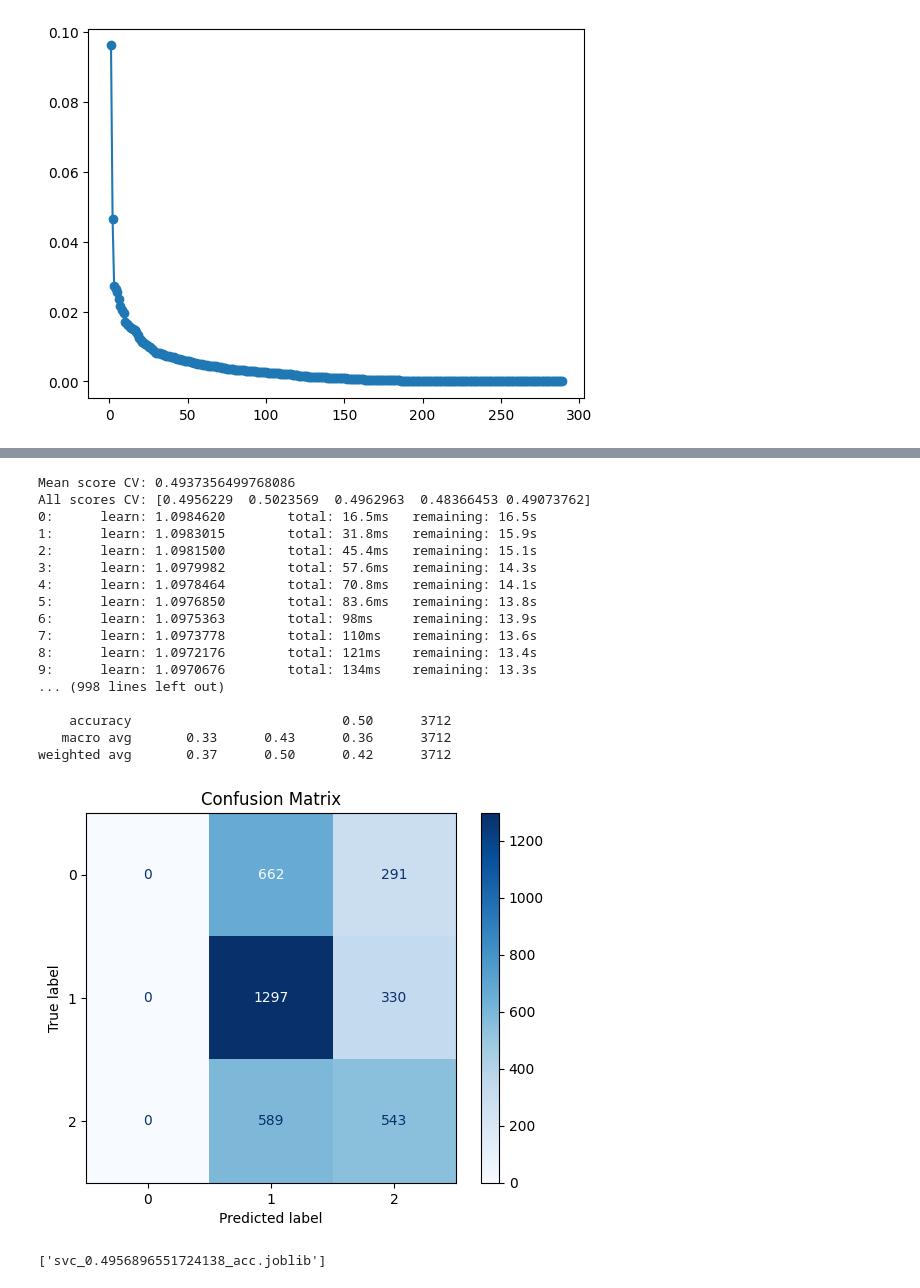
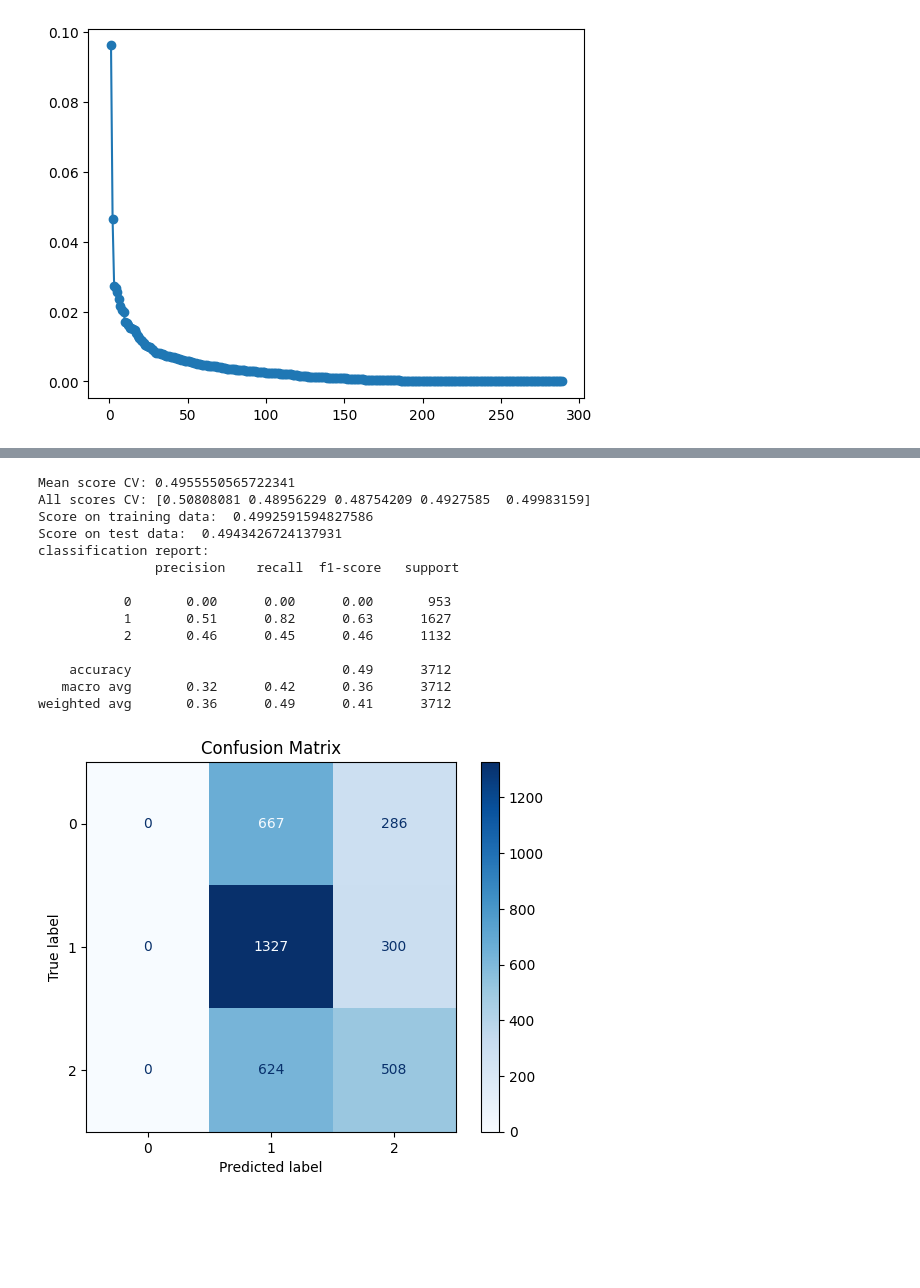
Before and after one commit to dsz1910/football-predictions, a Jupyter notebook: model.ipynb, the cells around one changed output, grey strips where cells are left out. Cells and saved outputs as stored; diff of their text form; code cells hidden in the pictures; blank space fills up the shorter version.

```diff
--- a/model.ipynb
+++ b/model.ipynb
@@ -160,7 +164,7 @@ draw_confussion_matrix(y_test, y_pred, model.classes_)
 from sklearn.linear_model import LogisticRegression
 
 
-lr = LogisticRegression(class_weight={1 : 1.2, 0 : 1.2, 2 : 1.4})
+lr = LogisticRegression()
 
 scores = use_cross_validation(lr, x_train, y_train, n_splits=5)
 
@@ -175,5 +179,5 @@ print('Score on test data: ', test_score)
 y_pred = lr.predict(x_test)
 
 print(np.bincount(y_pred))
-print('classification report:\n', classification_report(y_test, y_pred))
+print('classification report:\n', classification_report(y_test, y_pred, zero_division=0))
 # %% [output]
@@ -200,9 +204,9 @@ draw_confussion_matrix(y_test, y_pred, lr.classes_)
 # %%
 from xgboost import XGBClassifier
 
-xgb = XGBClassifier(eval_metric='auc', n_estimators=100, learning_rate=0.15, max_depth=1, alpha=0.6, gamma=0.7)
+xgb = XGBClassifier(eval_metric='auc', n_estimators=500, learning_rate=0.01, max_depth=2, alpha=.2, gamma=2.)
 
-scores = use_cross_validation(xgb, x_train, y_train, 5, 6)
+scores = use_cross_validation(xgb, x_train, y_train, 5, -1)
 
 xgb.fit(x_train, y_train)
 
@@ -215,5 +219,5 @@ print('Score on test data: ', test_score)
 y_pred = xgb.predict(x_test)
 
 print(np.bincount(y_pred))
-print('classification report:\n', classification_report(y_test, y_pred))
+print('classification report:\n', classification_report(y_test, y_pred, zero_division=0))
 # %% [output]
@@ -241,7 +244,7 @@ dump(xgb, f'xgb_{test_score}_acc.joblib')
 # %%
 from sklearn.neighbors  import KNeighborsClassifier
 
-kn = KNeighborsClassifier(n_neighbors=25, weights='distance')
+kn = KNeighborsClassifier(n_neighbors=25, weights='uniform')
 
 scores = use_cross_validation(kn, x_train, y_train, n_splits=5)
 
@@ -317,7 +319,7 @@ dump(svc, f'svc_{test_score}_acc.joblib')
 from catboost import CatBoostClassifier
 
 
-cbc = CatBoostClassifier(iterations=1000, verbose=1, learning_rate=0.001, min_data_in_leaf=15)
+cbc = CatBoostClassifier(iterations=1000, learning_rate=0.001, min_data_in_leaf=15, verbose=0)
 
 scores = use_cross_validation(cbc, x_train, y_train, 5, n_jobs=-1)
 
@@ -331,28 +333,24 @@ print('Score on test data: ', test_score)
 
 y_pred = cbc.predict(x_test)
 
-print('classification report:\n', classification_report(y_test, y_pred))
+print('classification report:\n', classification_report(y_test, y_pred, zero_division=0))
 # %% [output]
-Mean score CV: 0.4937356499768086
-All scores CV: [0.4956229  0.5023569  0.4962963  0.48366453 0.49073762]
-0:      learn: 1.0984620        total: 16.5ms   remaining: 16.5s
-1:      learn: 1.0983015        total: 31.8ms   remaining: 15.9s
-2:      learn: 1.0981500        total: 45.4ms   remaining: 15.1s
-3:      learn: 1.0979982        total: 57.6ms   remaining: 14.3s
-4:      learn: 1.0978464        total: 70.8ms   remaining: 14.1s
-5:      learn: 1.0976850        total: 83.6ms   remaining: 13.8s
-6:      learn: 1.0975363        total: 98ms     remaining: 13.9s
-7:      learn: 1.0973778        total: 110ms    remaining: 13.6s
-8:      learn: 1.0972176        total: 121ms    remaining: 13.4s
-9:      learn: 1.0970676        total: 134ms    remaining: 13.3s
-... (998 lines left out)
+Mean score CV: 0.4955550565722341
+All scores CV: [0.50808081 0.48956229 0.48754209 0.4927585  0.49983159]
+Score on training data:  0.4992591594827586
+Score on test data:  0.4943426724137931
+classification report:
+               precision    recall  f1-score   support
 
-    accuracy                           0.50      3712
-   macro avg       0.33      0.43      0.36      3712
-weighted avg       0.37      0.50      0.42      3712
+           0       0.00      0.00      0.00       953
+           1       0.51      0.82      0.63      1627
+           2       0.46      0.45      0.46      1132
+
+    accuracy                           0.49      3712
+   macro avg       0.32      0.42      0.36      3712
+weighted avg       0.36      0.49      0.41      3712
 # %%
 draw_confussion_matrix(y_test, y_pred, cbc.classes_)
-dump(cbc, f'svc_{test_score}_acc.joblib')
+#dump(cbc, f'cbc_{test_score}_acc.joblib')
 # %% [output]
-[figure, old version]
+[figure, new version]
-['svc_0.4956896551724138_acc.joblib']
```
Also changed, not shown: parts of 10 cells of this notebook, 1 other file.
